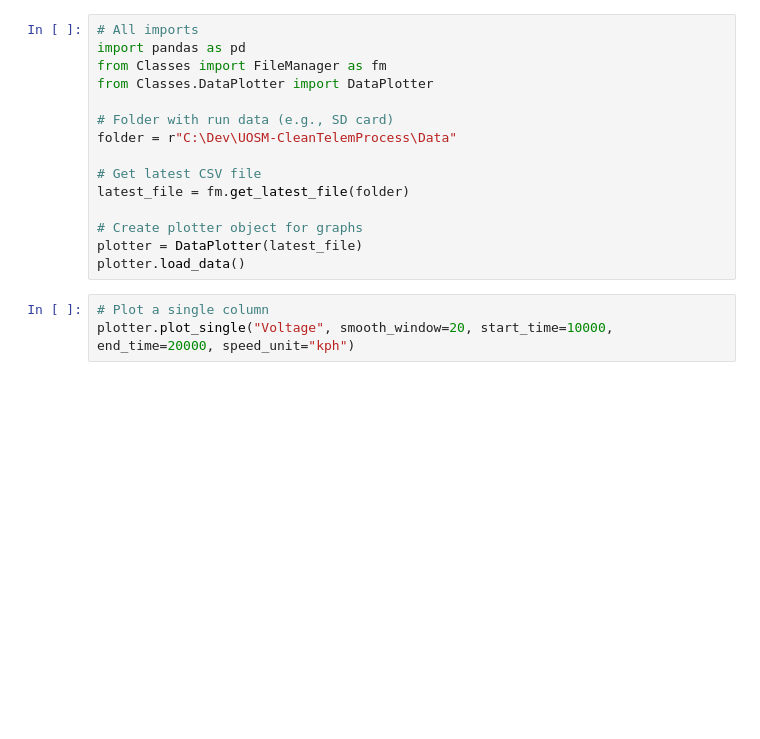
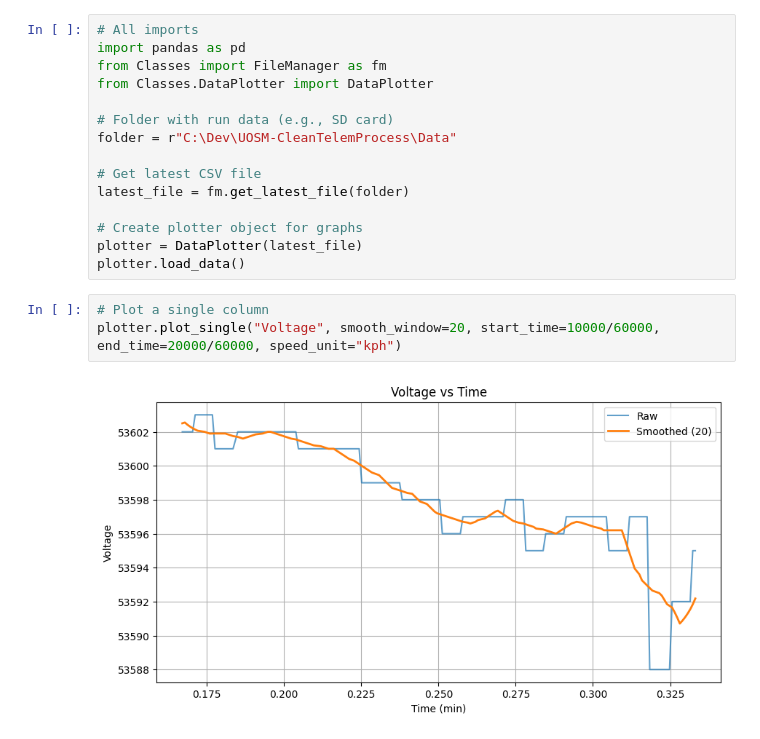
Before and after one commit to KalebACC/UOSM-CleanTelemProcess, a Jupyter notebook: Plotting.ipynb, the cells around one changed output. Saved outputs shown, nothing was run; the diff lists cells and outputs as text; blank space fills up the shorter version.

```diff
--- a/Plotting.ipynb
+++ b/Plotting.ipynb
@@ -15,7 +15,9 @@ plotter = DataPlotter(latest_file)
 plotter.load_data()
 # %%
 # Plot a single column
-plotter.plot_single("Voltage", smooth_window=20, start_time=10000, end_time=20000, speed_unit="kph")
+plotter.plot_single("Voltage", smooth_window=20, start_time=10000/60000, end_time=20000/60000, speed_unit="kph")
+# %% [output]
+[figure, added]
 # %%
 # Plot all columns
 plotter.plot_all(smooth_window=20)
```
Also changed, not shown: parts of 5 cells of this notebook, 1 other file.
